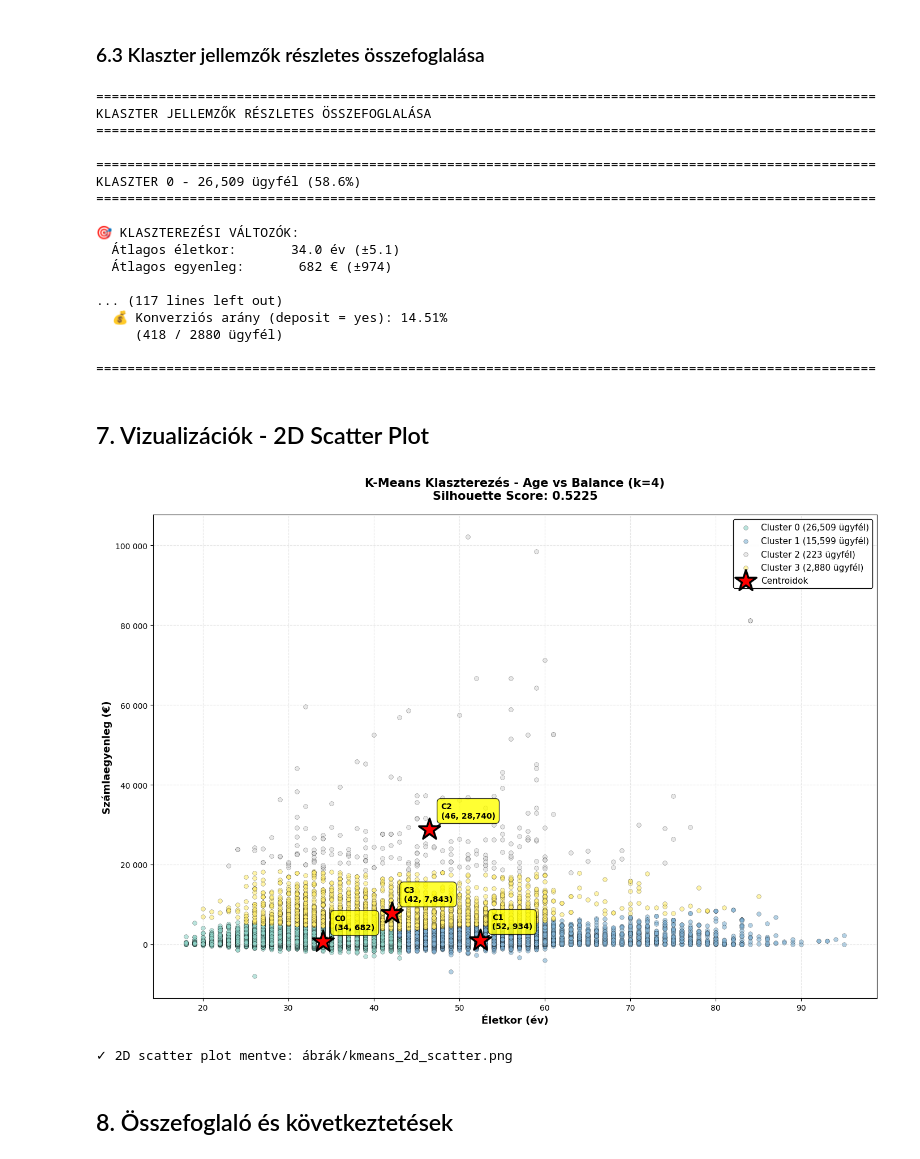
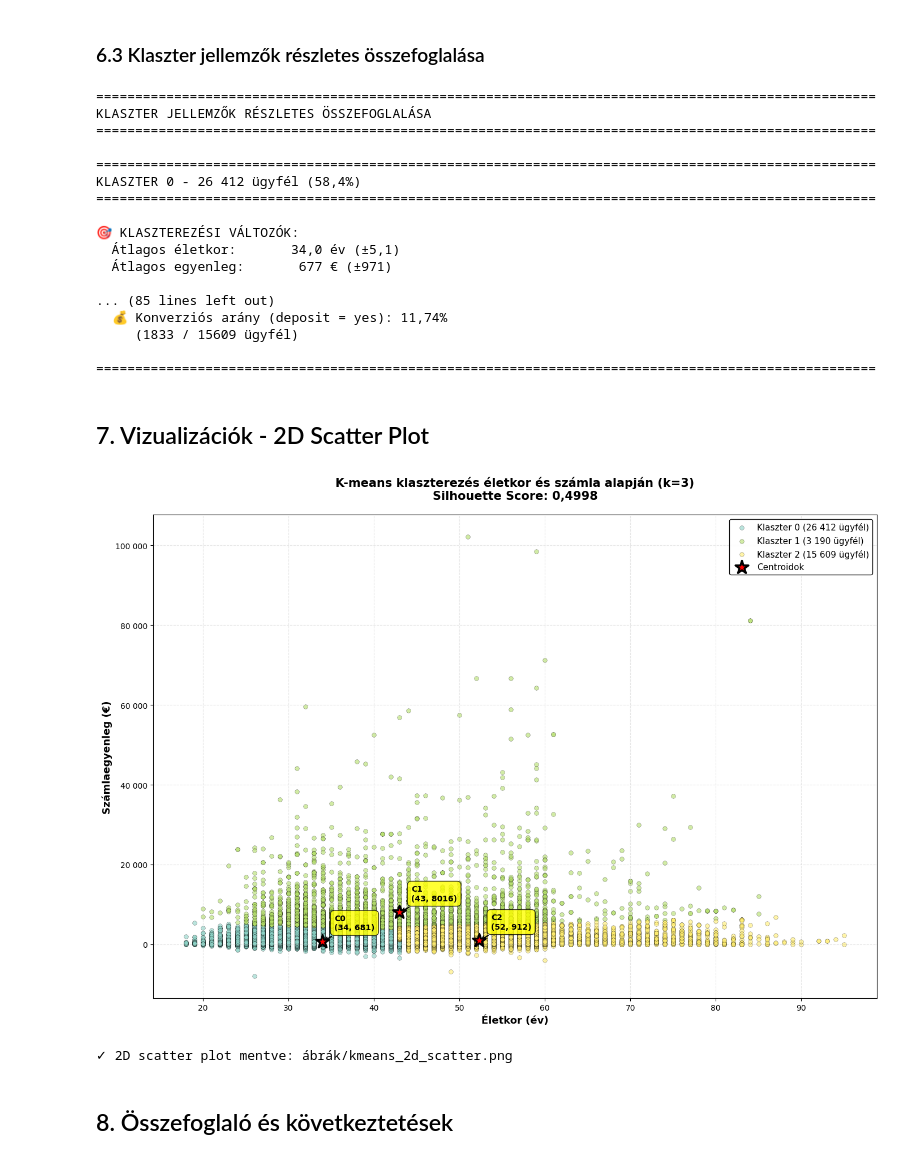
Before and after one commit to timbalv/bank_segmentation_ml, a Jupyter notebook: kmeans-v1.ipynb, the cells around one changed output. Cells and saved outputs as stored; diff of their text form; code cells hidden in the pictures.

```diff
--- a/kmeans-v1.ipynb
+++ b/kmeans-v1.ipynb
@@ -70,8 +70,15 @@ max       95.000000  102127.000000
 # %% [markdown]
 ## 3. Feature Selection és Standardizálás
 # %%
+# Winsorization (1-99 percentilis)
+print("="*70)
+print("WINSORIZATION")
+print("="*70)
+from scipy.stats.mstats import winsorize
+df['balance_win'] = winsorize(df['balance'], limits=[0.01, 0.01])
+
 # Kiválasztott változók: AGE és BALANCE
-features = ['age', 'balance']
+features = ['age', 'balance_win']
 
 # Feature mátrix előkészítése
 X = df[features].copy()
@@ -329,22 +346,23 @@ for idx, k in enumerate(k_range):
                fontweight='bold', fontsize=10)
         y_lower = y_upper + 10
 
-    ax.set_title(f'k={k}\nSilhouette Score: {silhouette_scores[idx]:.4f}',
+    ax.set_title(f'k={k}\nSilhouette Score: {silhouette_scores[idx]:.4f}'.replace('.',','),
                 fontsize=12, fontweight='bold')
     ax.set_xlabel('Silhouette értékek', fontsize=11)
     ax.set_ylabel('Klaszter', fontsize=11)
 
     # Átlag jelölése
     ax.axvline(x=silhouette_scores[idx], color="red", linestyle="--", linewidth=2.5,
-              label=f'Átlag: {silhouette_scores[idx]:.3f}')
+              label=f'Átlag: {silhouette_scores[idx]:.3f}'.replace('.',','))
     ax.set_xlim([-0.2, 1])
+    ax.xaxis.set_major_formatter(FuncFormatter(format_with_comma_1))
     ax.set_ylim([0, len(X_scaled) + (k + 1) * 10])
     ax.set_yticks([])
     ax.grid(True, alpha=0.3, axis='x')
     ax.legend(loc='upper right', fontsize=9)
 
 # Főcím hozzáadása
-fig.suptitle('Silhouette Plot - Klaszterek minősége k=2-től k=8-ig\n' +
+fig.suptitle('Sziluett-diagramok - Klaszterek minősége k=2-től k=8-ig\n' +
              'Szélesebb sávok = nagyobb klaszterek, Piros vonal = átlag Silhouette Score',
              fontsize=15, fontweight='bold', y=0.995)
 
@@ -359,9 +388,8 @@ print("✓ Silhouette plotok mentve: ábrák/kmeans_silhouette_plots.png")
 # %% [markdown]
 ## 5. Optimális Modell Kiválasztása és Elemzése
 # %%
-# Optimális k kiválasztása (a Silhouette Score alapján)
-optimal_k = results_df.loc[results_df['Silhouette Score'].idxmax(), 'k'].astype(int)
-
+#Optimális k kiválasztása
+optimal_k = 3
 print("\n" + "="*90)
 print(f"OPTIMÁLIS KLASZTERSZÁM: k={optimal_k}")
 print("="*90)
@@ -606,19 +641,19 @@ for cluster_id in range(optimal_k):
     cluster_data = df[df['cluster'] == cluster_id]
 
     print(f"\n{'='*100}")
-    print(f"KLASZTER {cluster_id} - {len(cluster_data):,} ügyfél ({len(cluster_data)/len(df)*100:.1f}%)")
+    print(f"KLASZTER {cluster_id} - {len(cluster_data):,} ügyfél ({len(cluster_data)/len(df)*100:.1f}%)".replace(',', ' ').replace('.', ','))
     print(f"{'='*100}")
 
     # Klaszterezési változók (age, balance)
     print("\n🎯 KLASZTEREZÉSI VÁLTOZÓK:")
-    print(f"  Átlagos életkor:   {cluster_data['age'].mean():>8.1f} év (±{cluster_data['age'].std():.1f})")
-    print(f"  Átlagos egyenleg:  {cluster_data['balance'].mean():>8,.0f} € (±{cluster_data['balance'].std():,.0f})")
+    print(f"  Átlagos életkor:   {cluster_data['age'].mean():>8.1f} év (±{cluster_data['age'].std():.1f})".replace('.', ','))
+    print(f"  Átlagos egyenleg:  {cluster_data['balance'].mean():>8,.0f} € (±{cluster_data['balance'].std():,.0f})".replace(',', ' ').replace('.', ','))
 
     # További numerikus jellemzők
     print("\n📊 TOVÁBBI NUMERIKUS JELLEMZŐK:")
-    print(f"  Átlagos hívás időtartam:  {cluster_data['duration'].mean():>6.0f} mp (±{cluster_data['duration'].std():.0f})")
-    print(f"  Átlagos kampány kapcsolat: {cluster_data['campaign'].mean():>6.1f} (±{cluster_data['campaign'].std():.1f})")
-    print(f"  Korábbi kampányok:        {cluster_data['previous'].mean():>6.2f} (±{cluster_data['previous'].std():.2f})")
+    print(f"  Átlagos hívás időtartam:  {cluster_data['duration'].mean():>6.0f} mp (±{cluster_data['duration'].std():.0f})".replace('.', ','))
+    print(f"  Átlagos kampány kapcsolat: {cluster_data['campaign'].mean():>6.1f} (±{cluster_data['campaign'].std():.1f})".replace('.', ','))
+    print(f"  Korábbi kampányok:        {cluster_data['previous'].mean():>6.2f} (±{cluster_data['previous'].std():.2f})".replace('.', ','))
 
     # Kategorikus jellemzők (top 3)
     print("\n👥 KATEGORIKUS JELLEMZŐK (Top értékek):")
@@ -626,20 +661,20 @@ for cluster_id in range(optimal_k):
     top_job = cluster_data['job'].value_counts().head(3)
     print(f"  Leggyakoribb foglalkozások:")
     for job, count in top_job.items():
-        print(f"    - {job}: {count} ({count/len(cluster_data)*100:.1f}%)")
+        print(f"    - {job}: {count} ({count/len(cluster_data)*100:.1f}%)".replace('.', ','))
 
     print(f"\n  Családi állapot:")
     for marital, count in cluster_data['marital'].value_counts().items():
-        print(f"    - {marital}: {count} ({count/len(cluster_data)*100:.1f}%)")
+        print(f"    - {marital}: {count} ({count/len(cluster_data)*100:.1f}%)".replace('.', ','))
 
     top_edu = cluster_data['education'].value_counts().head(3)
     print(f"\n  Végzettség (top 3):")
     for edu, count in top_edu.items():
-        print(f"    - {edu}: {count} ({count/len(cluster_data)*100:.1f}%)")
+        print(f"    - {edu}: {count} ({count/len(cluster_data)*100:.1f}%)".replace('.', ','))
 
     # Konverziós arány (ha 'y' a célváltozó)
     conversion_rate = (cluster_data['y'] == 'yes').sum() / len(cluster_data) * 100
-    print(f"\n  💰 Konverziós arány (deposit = yes): {conversion_rate:.2f}%")
+    print(f"\n  💰 Konverziós arány (deposit = yes): {conversion_rate:.2f}%".replace('.', ','))
     print(f"     ({(cluster_data['y'] == 'yes').sum()} / {len(cluster_data)} ügyfél)")
 
 print("\n" + "="*100)
@@ -649,16 +684,16 @@ KLASZTER JELLEMZŐK RÉSZLETES ÖSSZEFOGLALÁSA
 ====================================================================================================
 
 ====================================================================================================
-KLASZTER 0 - 26,509 ügyfél (58.6%)
+KLASZTER 0 - 26 412 ügyfél (58,4%)
 ====================================================================================================
 
 🎯 KLASZTEREZÉSI VÁLTOZÓK:
-  Átlagos életkor:       34.0 év (±5.1)
-  Átlagos egyenleg:       682 € (±974)
+  Átlagos életkor:       34,0 év (±5,1)
+  Átlagos egyenleg:       677 € (±971)
 
-... (117 lines left out)
-  💰 Konverziós arány (deposit = yes): 14.51%
-     (418 / 2880 ügyfél)
+... (85 lines left out)
+  💰 Konverziós arány (deposit = yes): 11,74%
+     (1833 / 15609 ügyfél)
 
 ====================================================================================================
 # %% [markdown]
@@ -674,43 +709,43 @@ colors = plt.cm.Set3(np.linspace(0, 1, optimal_k))
 for cluster_id in range(optimal_k):
     cluster_data = df[df['cluster'] == cluster_id]
     ax.scatter(cluster_data['age'], cluster_data['balance'],
-              label=f'Cluster {cluster_id} ({len(cluster_data):,} ügyfél)',
+              label=f'Klaszter {cluster_id} ({len(cluster_data):,} ügyfél)'.replace(',',' '),
               alpha=0.6, s=30, c=[colors[cluster_id]], edgecolors='black', linewidths=0.3)
 
 # Centroidok ábrázolása
 ax.scatter(centroids_original[:, 0], centroids_original[:, 1],
-          marker='*', s=800, c='red', edgecolors='black', linewidths=2.5,
+          marker='*', s=300, c='red', edgecolors='black', linewidths=2.5,
           label='Centroidok', zorder=10)
 
 # Centroid címkék
 for i, (x, y) in enumerate(centroids_original):
-    ax.annotate(f'C{i}\n({x:.0f}, {y:,.0f})',
+    ax.annotate(f'C{i}\n({x:.0f}, {y:.0f})',
                (x, y),
                xytext=(15, 15),
                textcoords='offset points',
                fontsize=10,
                fontweight='bold',
                bbox=dict(boxstyle='round,pad=0.5', facecolor='yellow', alpha=0.8, edgecolor='black'),
                arrowprops=dict(arrowstyle='->', connectionstyle='arc3,rad=0', lw=1.5))
 
 ax.set_xlabel('Életkor (év)', fontsize=13, fontweight='bold')
 ax.set_ylabel('Számlaegyenleg (€)', fontsize=13, fontweight='bold')
-ax.set_title(f'K-Means Klaszterezés - Age vs Balance (k={optimal_k})\n' +
-            f'Silhouette Score: {optimal_row["Silhouette Score"]:.4f}',
+ax.set_title(f'K-means klaszterezés életkor és számla alapján (k={optimal_k})\n' +
+            f'Silhouette Score: {optimal_row["Silhouette Score"]:.4f}'.replace('.',','),
             fontsize=15, fontweight='bold', pad=20)
 ax.legend(loc='upper right', fontsize=11, framealpha=0.95, edgecolor='black')
 ax.grid(True, alpha=0.3, linestyle='--')
 
 # Y tengely formázása ezres elválasztóval
 ax.yaxis.set_major_formatter(plt.FuncFormatter(lambda x, p: f'{int(x):,}'.replace(',', ' ')))
 
 plt.tight_layout()
 plt.savefig('ábrák/kmeans_2d_scatter.png', dpi=300, bbox_inches='tight')
 plt.show()
 
 print("✓ 2D scatter plot mentve: ábrák/kmeans_2d_scatter.png")
 # %% [output]
-[figure, old version]
+[figure, new version]
 ✓ 2D scatter plot mentve: ábrák/kmeans_2d_scatter.png
 # %% [markdown]
 ## 8. Összefoglaló és következtetések
```
Also changed, not shown: parts of 14 cells of this notebook, 19 other files.
